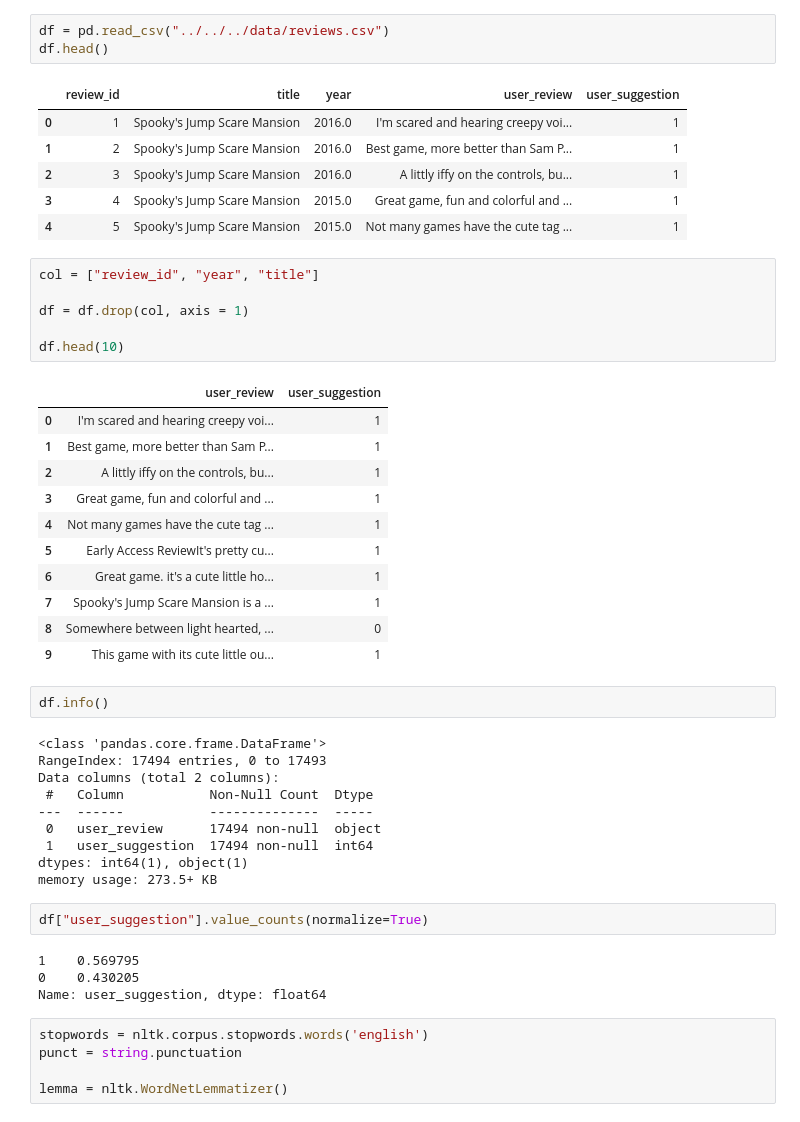
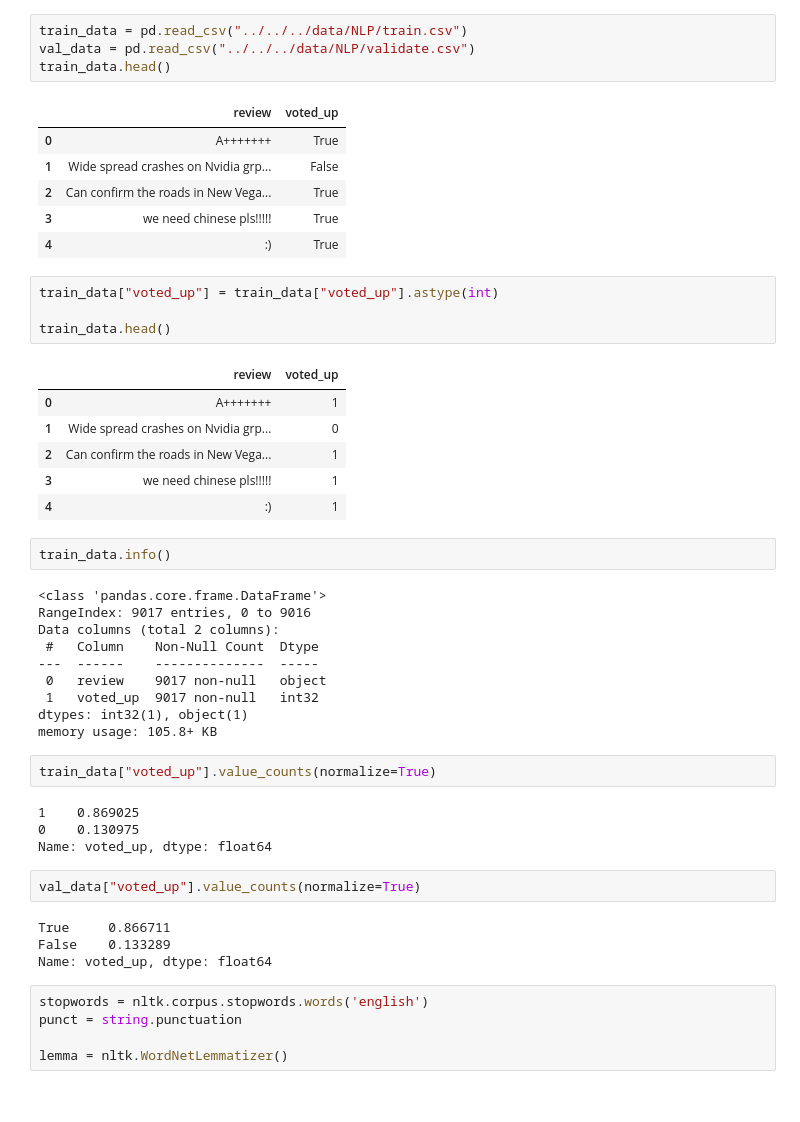
Before and after one commit to jnhoogstra/Steam_NLP_ReviewPredict, a Jupyter notebook: Notebooks/individual/jake/EDA.ipynb, the cells around one changed output. Drawn from its saved outputs; the diff is of its cells as text.

```diff
--- a/Notebooks/individual/jake/EDA.ipynb
+++ b/Notebooks/individual/jake/EDA.ipynb
@@ -39,49 +46,49 @@ from wordcloud import WordCloud
 # %%
-df = pd.read_csv("../../../data/reviews.csv")
-df.head()
+train_data = pd.read_csv("../../../data/NLP/train.csv")
+val_data = pd.read_csv("../../../data/NLP/validate.csv")
+train_data.head()
 # %% [output]
-|  | review_id | title | year | user_review | user_suggestion |
-| 0 | 1 | Spooky's Jump Scare Mansion | 2016.0 | I'm scared and hearing creepy voi... | 1 |
-| 1 | 2 | Spooky's Jump Scare Mansion | 2016.0 | Best game, more better than Sam P... | 1 |
-| 2 | 3 | Spooky's Jump Scare Mansion | 2016.0 | A littly iffy on the controls, bu... | 1 |
-| 3 | 4 | Spooky's Jump Scare Mansion | 2015.0 | Great game, fun and colorful and ... | 1 |
-| 4 | 5 | Spooky's Jump Scare Mansion | 2015.0 | Not many games have the cute tag ... | 1 |
+|  | review | voted_up |
+| 0 | A+++++++ | True |
+| 1 | Wide spread crashes on Nvidia grp... | False |
+| 2 | Can confirm the roads in New Vega... | True |
+| 3 | we need chinese pls!!!!! | True |
+| 4 | :) | True |
 # %%
-col = ["review_id", "year", "title"]
+train_data["voted_up"] = train_data["voted_up"].astype(int)
 
-df = df.drop(col, axis = 1)
-
-df.head(10)
+train_data.head()
 # %% [output]
-|  | user_review | user_suggestion |
-| 0 | I'm scared and hearing creepy voi... | 1 |
-| 1 | Best game, more better than Sam P... | 1 |
-| 2 | A littly iffy on the controls, bu... | 1 |
-| 3 | Great game, fun and colorful and ... | 1 |
-| 4 | Not many games have the cute tag ... | 1 |
-| 5 | Early Access ReviewIt's pretty cu... | 1 |
-| 6 | Great game. it's a cute little ho... | 1 |
-| 7 | Spooky's Jump Scare Mansion is a ... | 1 |
-| 8 | Somewhere between light hearted, ... | 0 |
-| 9 | This game with its cute little ou... | 1 |
+|  | review | voted_up |
+| 0 | A+++++++ | 1 |
+| 1 | Wide spread crashes on Nvidia grp... | 0 |
+| 2 | Can confirm the roads in New Vega... | 1 |
+| 3 | we need chinese pls!!!!! | 1 |
+| 4 | :) | 1 |
 # %%
-df.info()
+train_data.info()
 # %% [output]
 <class 'pandas.core.frame.DataFrame'>
-RangeIndex: 17494 entries, 0 to 17493
+RangeIndex: 9017 entries, 0 to 9016
 Data columns (total 2 columns):
- #   Column           Non-Null Count  Dtype
----  ------           --------------  -----
- 0   user_review      17494 non-null  object
- 1   user_suggestion  17494 non-null  int64
-dtypes: int64(1), object(1)
-memory usage: 273.5+ KB
+ #   Column    Non-Null Count  Dtype
+---  ------    --------------  -----
+ 0   review    9017 non-null   object
+ 1   voted_up  9017 non-null   int32
+dtypes: int32(1), object(1)
+memory usage: 105.8+ KB
 # %%
-df["user_suggestion"].value_counts(normalize=True)
+train_data["voted_up"].value_counts(normalize=True)
 # %% [output]
-1    0.569795
-0    0.430205
-Name: user_suggestion, dtype: float64
+1    0.869025
+0    0.130975
+Name: voted_up, dtype: float64
+# %%
+val_data["voted_up"].value_counts(normalize=True)
+# %% [output]
+True     0.866711
+False    0.133289
+Name: voted_up, dtype: float64
 # %%
 stopwords = nltk.corpus.stopwords.words('english')
 punct = string.punctuation
```
Also changed, not shown: parts of 10 cells of this notebook, 2 other files.
